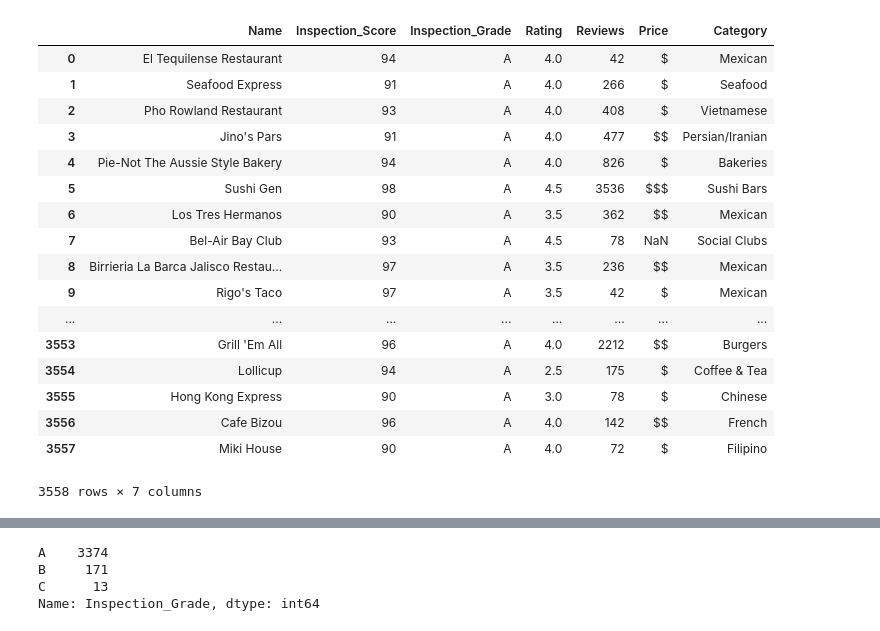
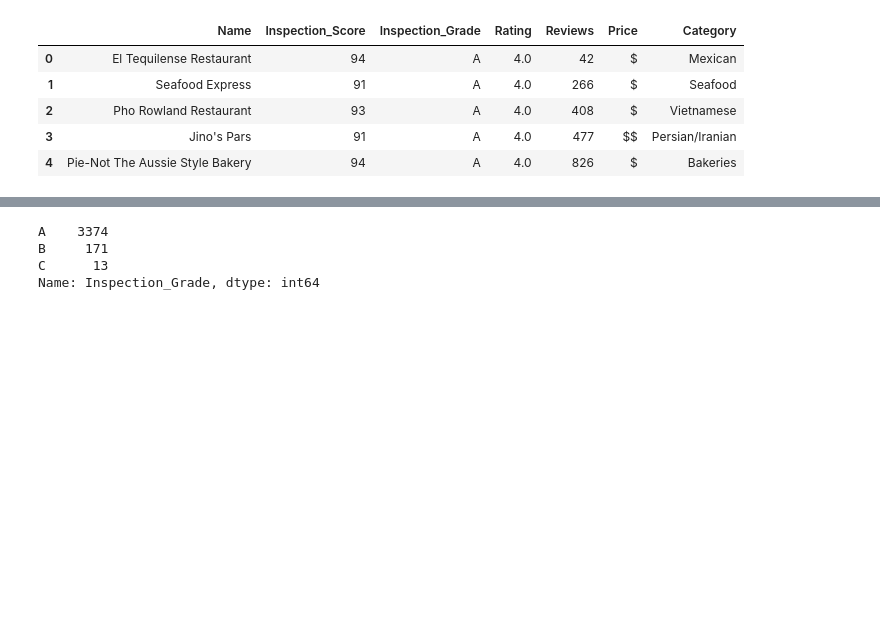
Before and after one commit to ryankchang/project1, a Jupyter notebook: ryan_matplotlib.ipynb, the cells around one changed output, grey strips where cells are left out. Drawn from its saved outputs; the diff is of its cells as text; code cells hidden in the pictures; blank space fills up the shorter version.

```diff
--- a/ryan_matplotlib.ipynb
+++ b/ryan_matplotlib.ipynb
@@ -14,25 +14,13 @@ final_datafile = "final_output_ryan.csv"
 final_data = pd.read_csv(final_datafile)
 # %%
 final_data2 = final_data[['Name','Inspection_Score','Inspection_Grade','Rating','Reviews','Price','Category']]
-final_data2
+final_data2.head()
 # %% [output]
 |  | Name | Inspection_Score | Inspection_Grade | Rating | Reviews | Price | Category |
 | 0 | El Tequilense Restaurant | 94 | A | 4.0 | 42 | $ | Mexican |
 | 1 | Seafood Express | 91 | A | 4.0 | 266 | $ | Seafood |
 | 2 | Pho Rowland Restaurant | 93 | A | 4.0 | 408 | $ | Vietnamese |
 | 3 | Jino's Pars | 91 | A | 4.0 | 477 | $$ | Persian/Iranian |
 | 4 | Pie-Not The Aussie Style Bakery | 94 | A | 4.0 | 826 | $ | Bakeries |
-| 5 | Sushi Gen | 98 | A | 4.5 | 3536 | $$$ | Sushi Bars |
-| 6 | Los Tres Hermanos | 90 | A | 3.5 | 362 | $$ | Mexican |
-| 7 | Bel-Air Bay Club | 93 | A | 4.5 | 78 | NaN | Social Clubs |
-| 8 | Birrieria La Barca Jalisco Restau... | 97 | A | 3.5 | 236 | $$ | Mexican |
-| 9 | Rigo's Taco | 97 | A | 3.5 | 42 | $ | Mexican |
-| ... | ... | ... | ... | ... | ... | ... | ... |
-| 3553 | Grill 'Em All | 96 | A | 4.0 | 2212 | $$ | Burgers |
-| 3554 | Lollicup | 94 | A | 2.5 | 175 | $ | Coffee & Tea |
-| 3555 | Hong Kong Express | 90 | A | 3.0 | 78 | $ | Chinese |
-| 3556 | Cafe Bizou | 96 | A | 4.0 | 142 | $$ | French |
-| 3557 | Miki House | 90 | A | 4.0 | 72 | $ | Filipino |
-3558 rows × 7 columns
 # %%
 plt.scatter(final_data2['Inspection_Score'], final_data2['Reviews'], marker="o", facecolors="red", edgecolors="black", alpha=0.75)
```
Also changed, not shown: parts of 6 cells of this notebook.
